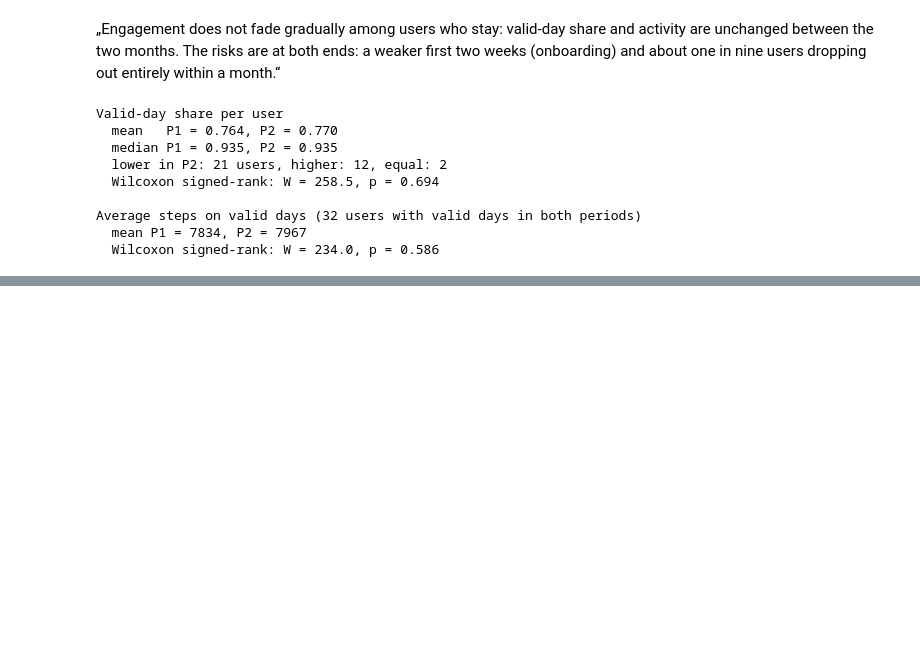
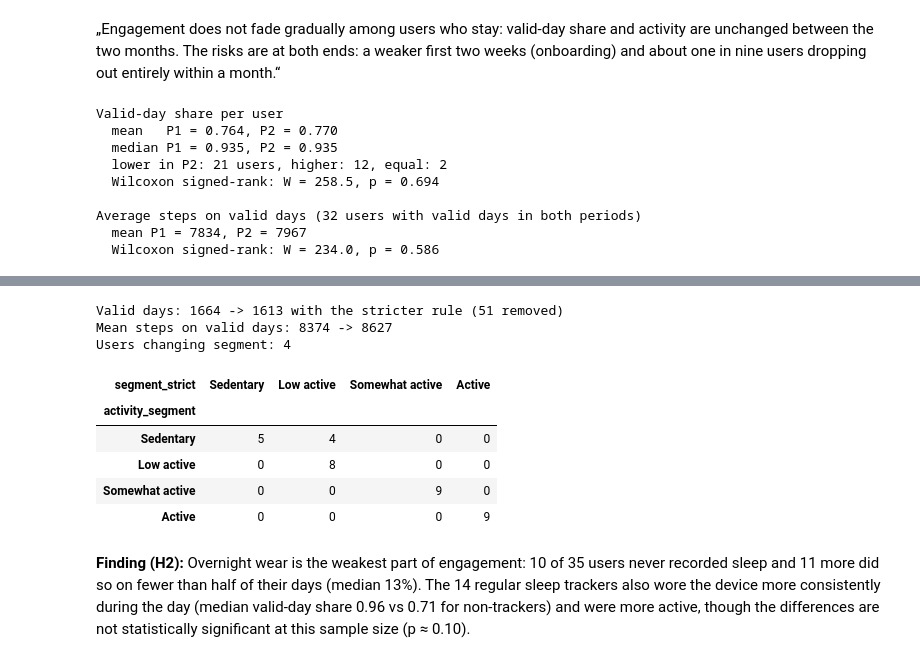
Before and after one commit to tymonbb/bellabeat_case_study, a Jupyter notebook: notebooks/analysis.ipynb, the cells around one changed output, grey strips where cells are left out. Drawn from its saved outputs; the diff is of its cells as text; code cells hidden in the pictures; blank space fills up the shorter version.

```diff
--- a/notebooks/analysis.ipynb
+++ b/notebooks/analysis.ipynb
@@ -160,0 +254,33 @@ Average steps on valid days (32 users with valid days in both periods)
+# %%
+bins = [-np.inf, 5000, 7500, 10000, np.inf]
+labels = ["Sedentary", "Low active", "Somewhat active", "Active"]
+
+strict = daily[daily["is_valid_day"] & (daily["total_steps"] >= 1000)]
+strict_steps = strict.groupby("user_id")["total_steps"].mean()
+
+seg = users.set_index("user_id")[["activity_segment"]].copy()
+seg["segment_strict"] = pd.cut(strict_steps, bins=bins, labels=labels, right=False)
+
+print(f"Valid days: {len(valid)} -> {len(strict)} with the stricter rule "
+      f"({len(valid) - len(strict)} removed)")
+print(f"Mean steps on valid days: {valid['total_steps'].mean():.0f} -> "
+      f"{strict['total_steps'].mean():.0f}")
+print(f"Users changing segment: "
+      f"{(seg['activity_segment'] != seg['segment_strict'].astype(str)).sum()}")
+pd.crosstab(seg["activity_segment"], seg["segment_strict"]).reindex(index=labels, columns=labels)
+# %% [output]
+Valid days: 1664 -> 1613 with the stricter rule (51 removed)
+Mean steps on valid days: 8374 -> 8627
+Users changing segment: 4
+| segment_strict | Sedentary | Low active | Somewhat active | Active |
+| activity_segment |  |  |  |  |
+| Sedentary | 5 | 4 | 0 | 0 |
+| Low active | 0 | 8 | 0 | 0 |
+| Somewhat active | 0 | 0 | 9 | 0 |
+| Active | 0 | 0 | 0 | 9 |
+# %% [markdown]
+**Finding (H2):** Overnight wear is the weakest part of engagement: 10 of 35 users
+never recorded sleep and 11 more did so on fewer than half of their days (median 13%).
+The 14 regular sleep trackers also wore the device more consistently during the day
+(median valid-day share 0.96 vs 0.71 for non-trackers) and were more active, though
+the differences are not statistically significant at this sample size (p ≈ 0.10).
```
Also changed, not shown: parts of 5 cells of this notebook, 2 other files.
